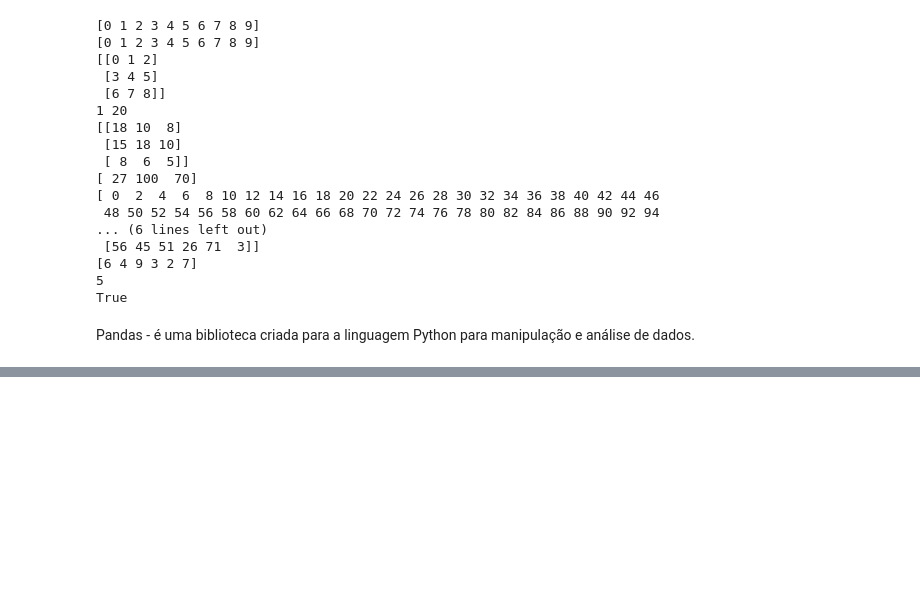
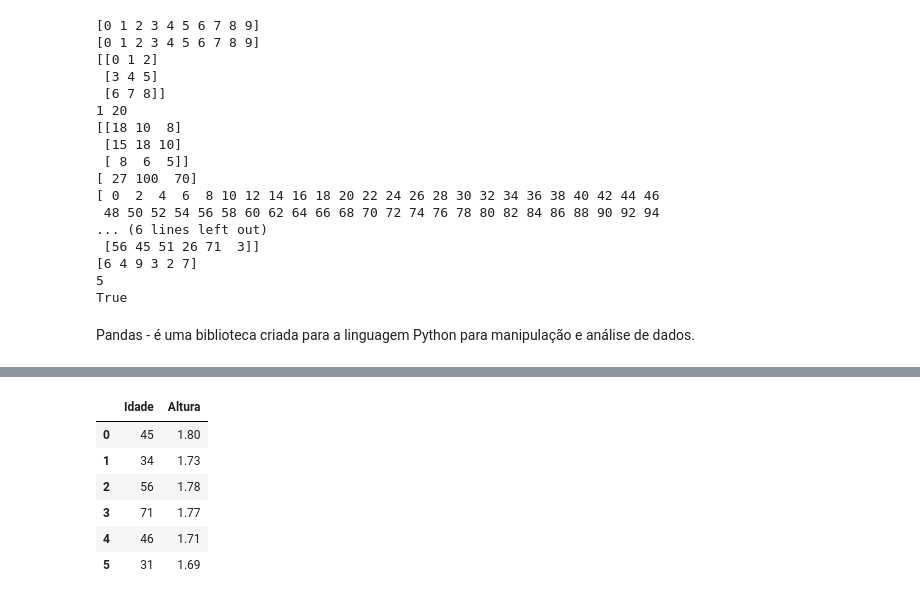
Before and after one commit to wendellbarcelos/Curso-Formacao-Cientista-de-Dados, a Jupyter notebook: Python.ipynb, the cells around one changed output, grey strips where cells are left out. Cells and saved outputs as stored; diff of their text form; code cells hidden in the pictures; blank space fills up the shorter version.

```diff
--- a/Python.ipynb
+++ b/Python.ipynb
@@ -864,0 +966,20 @@ Pandas - é uma biblioteca criada para a linguagem Python para manipulação e a
+# %%
+# Retornando com Slicing
+data.loc[1:3] # Retornando pelo valor no indice
+data.iloc[1:4] # Retornando pelo indice
+
+# Acessando valor da coluna pelo indice
+idade = data['Idade']
+idade[2] # Usando slicing
+idade.loc[data['Nome'] == 'Cristiano'] # Retornando a partir de uma condição
+
+# Retornando vetores com mais de uma coluna
+data[['Idade', 'Altura']]
+# %% [output]
+|  | Idade | Altura |
+| 0 | 45 | 1.80 |
+| 1 | 34 | 1.73 |
+| 2 | 56 | 1.78 |
+| 3 | 71 | 1.77 |
+| 4 | 46 | 1.71 |
+| 5 | 31 | 1.69 |
```
Also changed, not shown: parts of 12 cells of this notebook, 1 other file.
